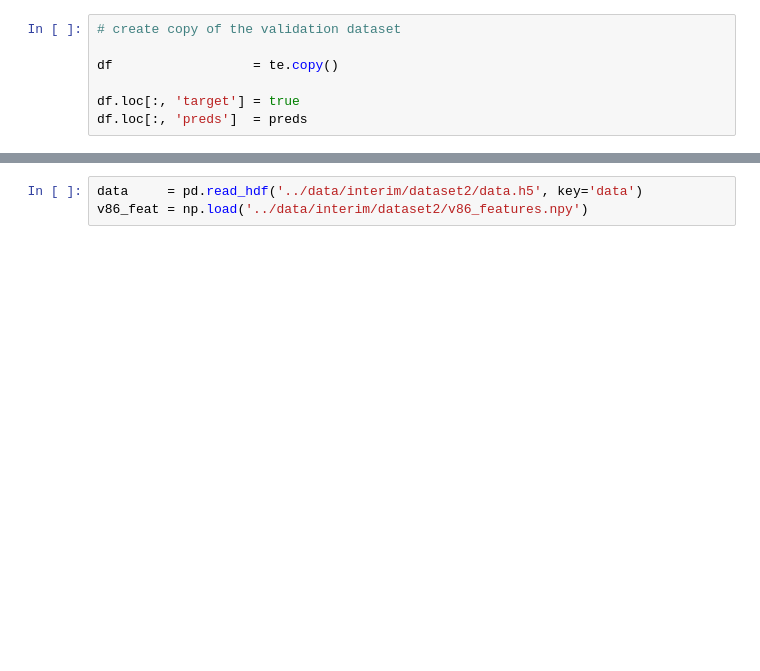
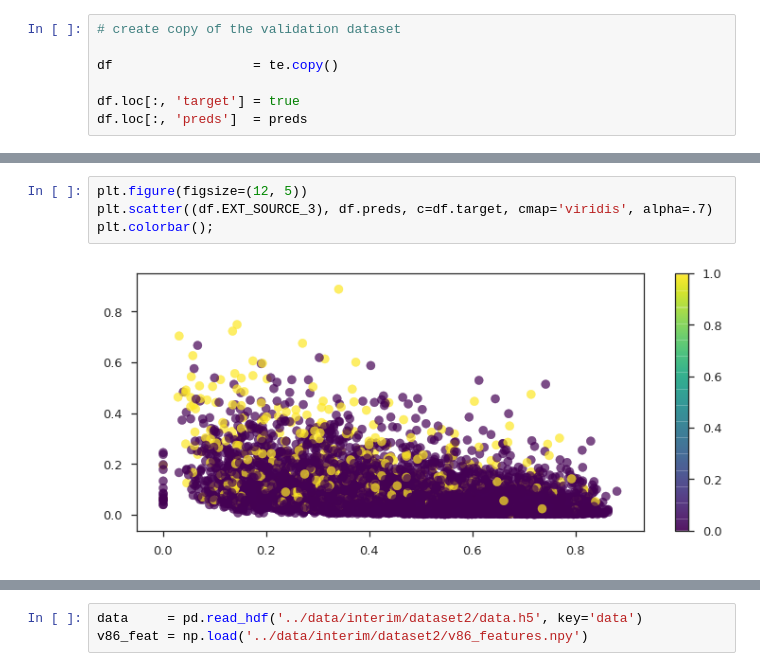
Before and after one commit to numb3r33/Kaggle_Home_Credit, a Jupyter notebook: notebooks/Polya.ipynb, the cells around one changed output, grey strips where cells are left out. Cells and saved outputs as stored; diff of their text form; blank space fills up the shorter version.

```diff
--- a/notebooks/Polya.ipynb
+++ b/notebooks/Polya.ipynb
@@ -844,0 +697,6 @@ plt.title('TARGET == 0');
+# %%
+plt.figure(figsize=(12, 5))
+plt.scatter((df.EXT_SOURCE_3), df.preds, c=df.target, cmap='viridis', alpha=.7)
+plt.colorbar();
+# %% [output]
+[figure, added]
```
Also changed, not shown: parts of 25 cells of this notebook, 3 other files.
